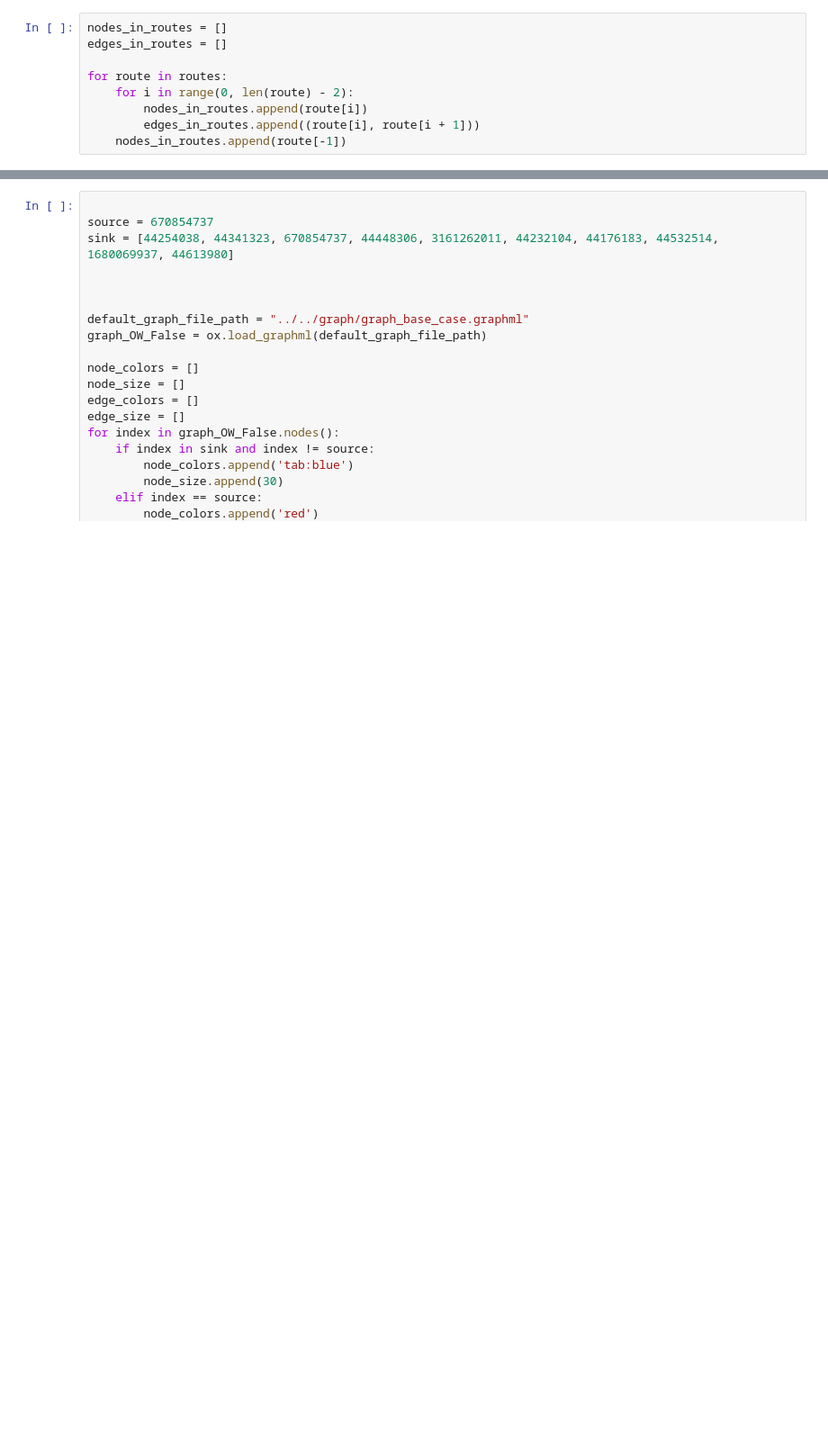
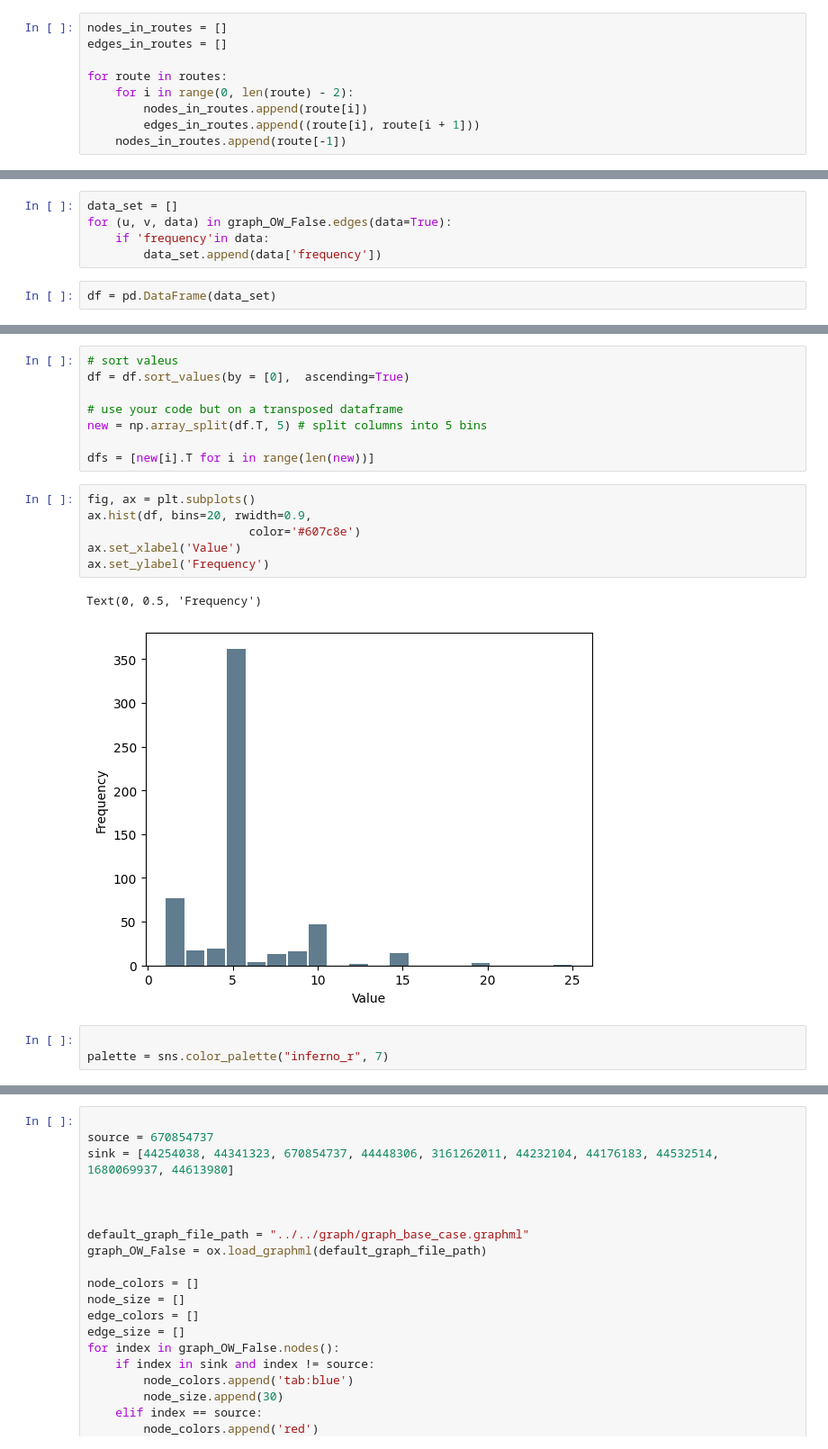
Before and after one commit to WillemijnTutu/EPA_thesis_WATutuarima, a Jupyter notebook: notebooks/visualisations/10_points_5_paths/visualisation.ipynb, the cells around one changed output, grey strips where cells are left out. Shown at 90% size. Cells and saved outputs as stored; diff of their text form; blank space fills up the shorter version.

```diff
--- a/notebooks/visualisations/10_points_5_paths/visualisation.ipynb
+++ b/notebooks/visualisations/10_points_5_paths/visualisation.ipynb
@@ -19,0 +94,7 @@ for route in routes:
+# %%
+data_set = []
+for (u, v, data) in graph_OW_False.edges(data=True):
+    if 'frequency'in data:
+        data_set.append(data['frequency'])
+# %%
+df = pd.DataFrame(data_set)
@@ -19,0 +113,20 @@ for route in routes:
+# %%
+# sort valeus
+df = df.sort_values(by = [0],  ascending=True)
+
+# use your code but on a transposed dataframe
+new = np.array_split(df.T, 5) # split columns into 5 bins
+
+dfs = [new[i].T for i in range(len(new))]
+# %%
+fig, ax = plt.subplots()
+ax.hist(df, bins=20, rwidth=0.9,
+                       color='#607c8e')
+ax.set_xlabel('Value')
+ax.set_ylabel('Frequency')
+# %% [output]
+Text(0, 0.5, 'Frequency')
+[figure, added]
+# %%
+
+palette = sns.color_palette("inferno_r", 7)
```
Also changed, not shown: parts of 7 cells of this notebook, 22 other files.
